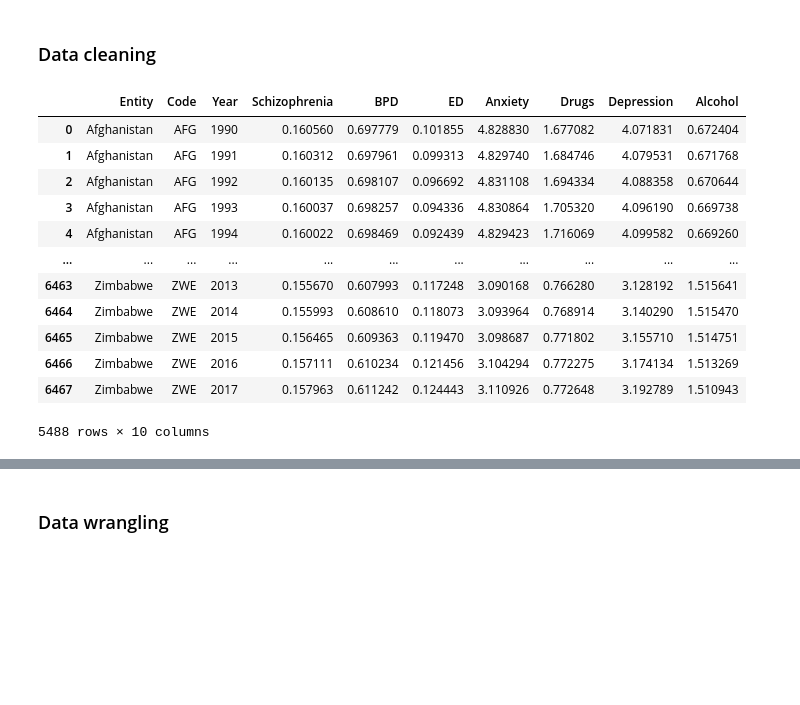
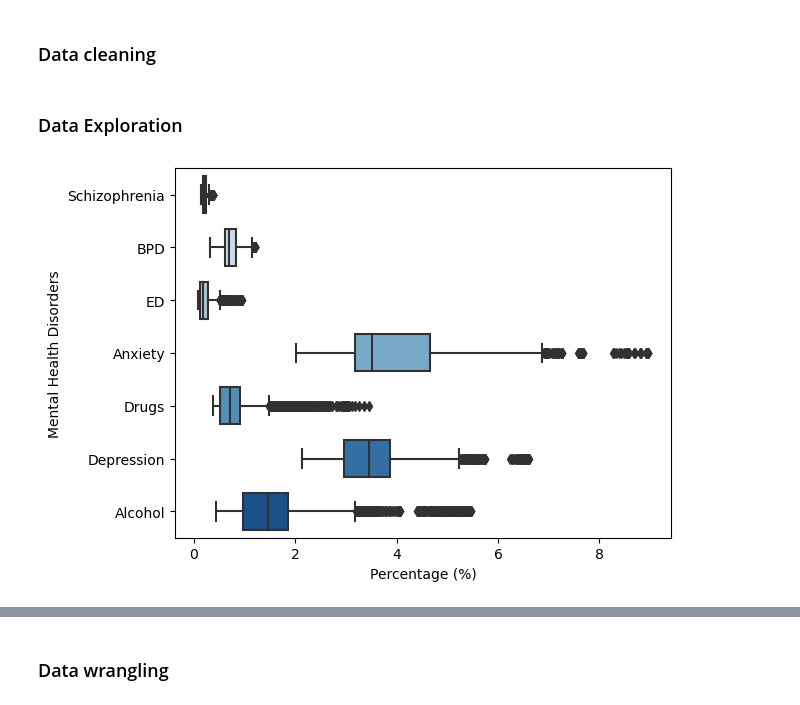
Before and after one commit to anoekkooijmans/Programming-final, a Jupyter notebook: Final_assignment.ipynb, the cells around one changed output, grey strips where cells are left out. Saved outputs shown, nothing was run; the diff lists cells and outputs as text; code cells hidden in the pictures; blank space fills up the shorter version.

```diff
--- a/Final_assignment.ipynb
+++ b/Final_assignment.ipynb
@@ -158,0 +223,16 @@ def reformat_mh():
+# %%
+# Removing ising data, renaming columns and converting datatypes
+mh_clean = reformat_mh()
+
+# Renaming country names to match other dataset
+dict1 = {'Czech Republic':'Czechia','Macedonia':'North Macedonia'}
+dict2 = {'Serbia':'Republic of Serbia',
+    'Democratic Republic of Congo':'Democratic Republic of the Congo',
+    'Bahamas':'The Bahamas',
+    'Tanzania':'United Republic of Tanzania',
+    'United States':'United States of America',
+    'Timor':'East Timor',
+    "Cote d'Ivoire":'Ivory Coast',
+    'Congo':'Republic of the Congo'}
+mh_clean = correct_countries(mh_clean, dict1)
+mh_clean = correct_countries(mh_clean, dict2)
@@ -159,17 +247,10 @@ def reformat_mh():
+# %% [markdown]
+### Data Exploration
 # %%
-mh_clean = reformat_mh()
-mh_clean
+# Showing data distribution
+boxplot = sns.boxplot(x = "value", y = "variable", width = 0.7,
+    palette = "Blues", data = pd.melt(mh_clean.iloc[:,3:]))
+boxplot.set(xlabel='Percentage (%)', ylabel='Mental Health Disorders')
+plt.show()
 # %% [output]
-|  | Entity | Code | Year | Schizophrenia | BPD | ED | Anxiety | Drugs | Depression | Alcohol |
-| 0 | Afghanistan | AFG | 1990 | 0.160560 | 0.697779 | 0.101855 | 4.828830 | 1.677082 | 4.071831 | 0.672404 |
-| 1 | Afghanistan | AFG | 1991 | 0.160312 | 0.697961 | 0.099313 | 4.829740 | 1.684746 | 4.079531 | 0.671768 |
-| 2 | Afghanistan | AFG | 1992 | 0.160135 | 0.698107 | 0.096692 | 4.831108 | 1.694334 | 4.088358 | 0.670644 |
-| 3 | Afghanistan | AFG | 1993 | 0.160037 | 0.698257 | 0.094336 | 4.830864 | 1.705320 | 4.096190 | 0.669738 |
-| 4 | Afghanistan | AFG | 1994 | 0.160022 | 0.698469 | 0.092439 | 4.829423 | 1.716069 | 4.099582 | 0.669260 |
-| ... | ... | ... | ... | ... | ... | ... | ... | ... | ... | ... |
-| 6463 | Zimbabwe | ZWE | 2013 | 0.155670 | 0.607993 | 0.117248 | 3.090168 | 0.766280 | 3.128192 | 1.515641 |
-| 6464 | Zimbabwe | ZWE | 2014 | 0.155993 | 0.608610 | 0.118073 | 3.093964 | 0.768914 | 3.140290 | 1.515470 |
-| 6465 | Zimbabwe | ZWE | 2015 | 0.156465 | 0.609363 | 0.119470 | 3.098687 | 0.771802 | 3.155710 | 1.514751 |
-| 6466 | Zimbabwe | ZWE | 2016 | 0.157111 | 0.610234 | 0.121456 | 3.104294 | 0.772275 | 3.174134 | 1.513269 |
-| 6467 | Zimbabwe | ZWE | 2017 | 0.157963 | 0.611242 | 0.124443 | 3.110926 | 0.772648 | 3.192789 | 1.510943 |
-5488 rows × 10 columns
+[figure, added]
```
Also changed, not shown: parts of 23 cells of this notebook, 1 other file.
